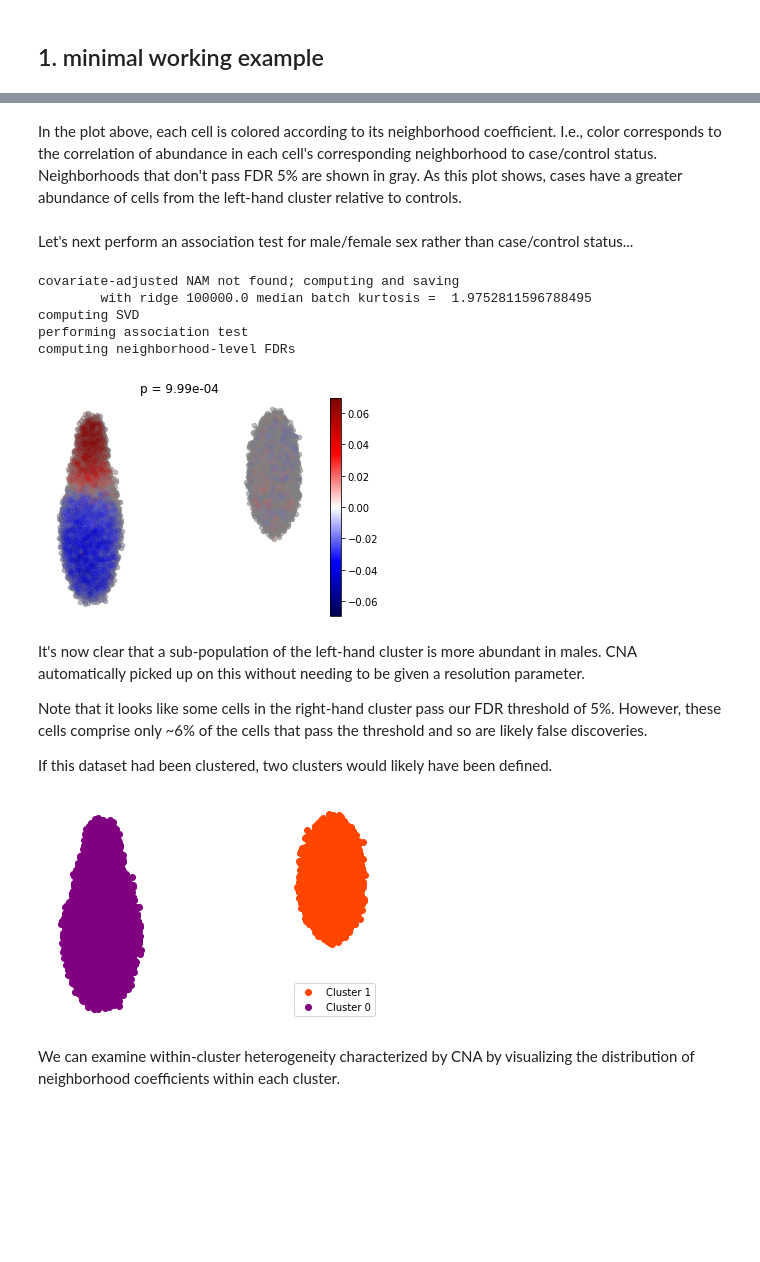
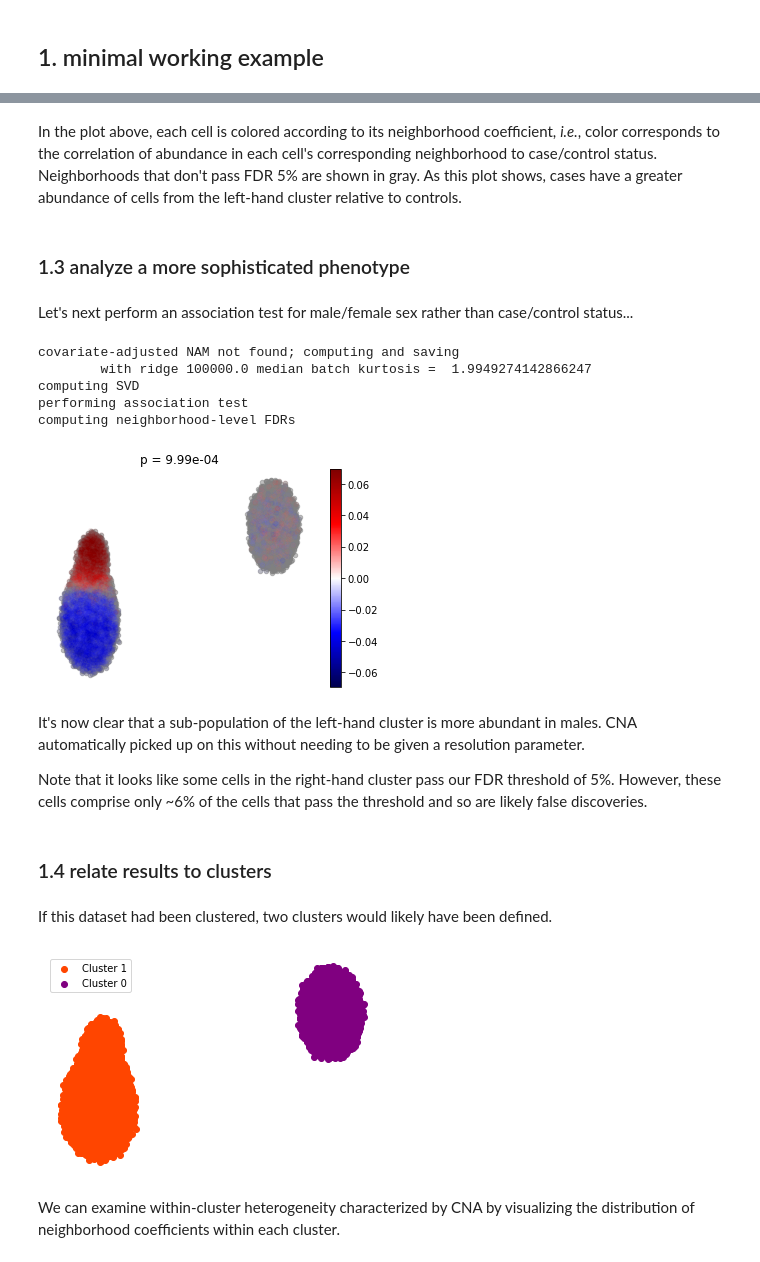
Before and after one commit to immunogenomics/cna, a Jupyter notebook: demo/demo.ipynb, the cells around one changed output, grey strips where cells are left out. Drawn from its saved outputs; the diff is of its cells as text; code cells hidden in the pictures; blank space fills up the shorter version.

```diff
--- a/demo/demo.ipynb
+++ b/demo/demo.ipynb
@@ -40,0 +27,11 @@ d.samplem.head(3)
+# %%
+# read in data
+# NB: if data are already in MultiAnnData format (see section 2), they can be read via `cna.read`
+#.    for example, try out: d = cna.read('data_multianndata.h5ad') instead of runnign this code block
+
+import anndata as ad
+d = ad.read_h5ad('data_anndata.h5ad')
+
+from multianndata import MultiAnnData
+d = MultiAnnData(d)
+d.obs_to_sample(['case','male','batch'])
@@ -75,5 +78,7 @@ plt.show()
 # %% [markdown]
-In the plot above, each cell is colored according to its neighborhood coefficient. I.e., color corresponds to the correlation of abundance in each cell's corresponding neighborhood to case/control status. Neighborhoods that don't pass FDR 5% are shown in gray. As this plot shows, cases have a greater abundance of cells from the left-hand cluster relative to controls.
+In the plot above, each cell is colored according to its neighborhood coefficient, *i.e.*, color corresponds to the correlation of abundance in each cell's corresponding neighborhood to case/control status. Neighborhoods that don't pass FDR 5% are shown in gray. As this plot shows, cases have a greater abundance of cells from the left-hand cluster relative to controls.
+# %% [markdown]
+### 1.3 analyze a more sophisticated phenotype
 # %% [markdown]
 Let's next perform an association test for male/female sex rather than case/control status...
 # %%
@@ -89,29 +94,26 @@ plt.title('p = {:.2e}'.format(res.p))
 plt.show()
 # %% [output]
 covariate-adjusted NAM not found; computing and saving
-        with ridge 100000.0 median batch kurtosis =  1.9752811596788495
+        with ridge 100000.0 median batch kurtosis =  1.9949274142866247
 computing SVD
 performing association test
 computing neighborhood-level FDRs
-[figure, old version]
+[figure, new version]
 # %% [markdown]
 It's now clear that a sub-population of the left-hand cluster is more abundant in males. CNA automatically picked up on this without needing to be given a resolution parameter.
 
 Note that it looks like some cells in the right-hand cluster pass our FDR threshold of 5%. However, these cells comprise only ~6% of the cells that pass the threshold and so are likely false discoveries.
-
-If this dataset had been clustered, two clusters would likely have been defined.
+# %% [markdown]
+### 1.4 relate results to clusters
+# %% [markdown]
+If this dataset had been clustered, two clusters would likely have been defined.
 # %%
 sc.tl.leiden(d, resolution = 0.1)
-d.obs.leiden.value_counts()
-mask_clust0 = np.array([d.obs.leiden.values[i]=='0' for i in np.arange(d.obs.shape[0])])
-plt.scatter(d.obsm['X_umap'][~mask_clust0,0],
-            d.obsm['X_umap'][~mask_clust0,1], c='orangered', label = 'Cluster 1')
-plt.scatter(d.obsm['X_umap'][mask_clust0,0],
-            d.obsm['X_umap'][mask_clust0,1], c='purple', label = 'Cluster 0')
-plt.legend()
-plt.axis('off')
+plt.scatter(*d.obsm['X_umap'][d.obs.leiden=='0'].T, c='orangered', label='Cluster 1')
+plt.scatter(*d.obsm['X_umap'][d.obs.leiden=='1'].T, c='purple', label='Cluster 0')
+plt.legend(); plt.axis('off')
 plt.show()
 # %% [output]
-[figure, old version]
+[figure, new version]
 # %% [markdown]
 We can examine within-cluster heterogeneity characterized by CNA by visualizing the distribution of neighborhood coefficients within each cluster.
```
Also changed, not shown: parts of 65 cells of this notebook, 6 other files.
